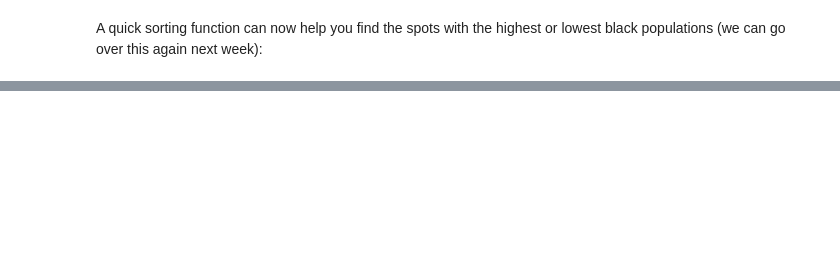
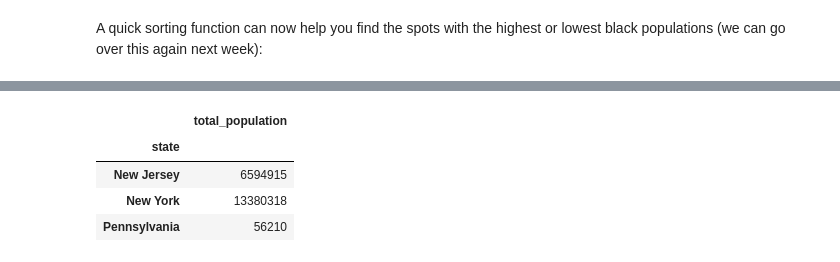
Before and after one commit to lamthuyvo/python-data-nicar2019, a Jupyter notebook: python2/notebooks/introduction-to-pandas.ipynb, the cells around one changed output, grey strips where cells are left out. Drawn from its saved outputs; the diff is of its cells as text; code cells hidden in the pictures; blank space fills up the shorter version.

Commit message:
added data and newest exercise

```diff
--- a/python2/notebooks/introduction-to-pandas.ipynb
+++ b/python2/notebooks/introduction-to-pandas.ipynb
@@ -221,0 +246,8 @@ census_data.sort_values(by='median_income', ascending = True)
+# %%
+census_data.groupby(['state']).agg({'total_population': 'sum'})
+# %% [output]
+|  | total_population |
+| state |  |
+| New Jersey | 6594915 |
+| New York | 13380318 |
+| Pennsylvania | 56210 |
```
Also changed, not shown: parts of 13 cells of this notebook, 3 other files.
